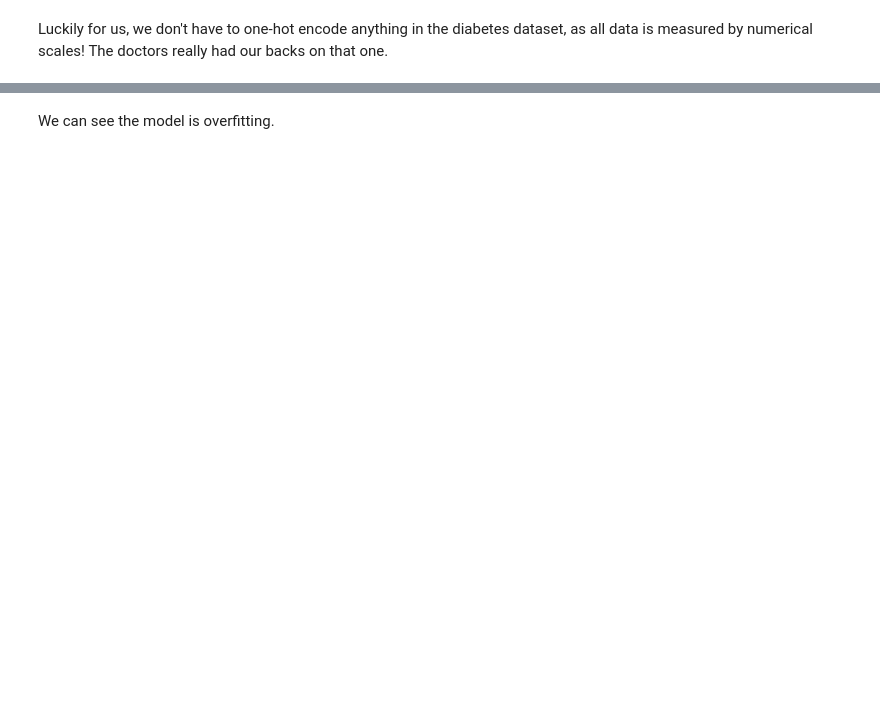
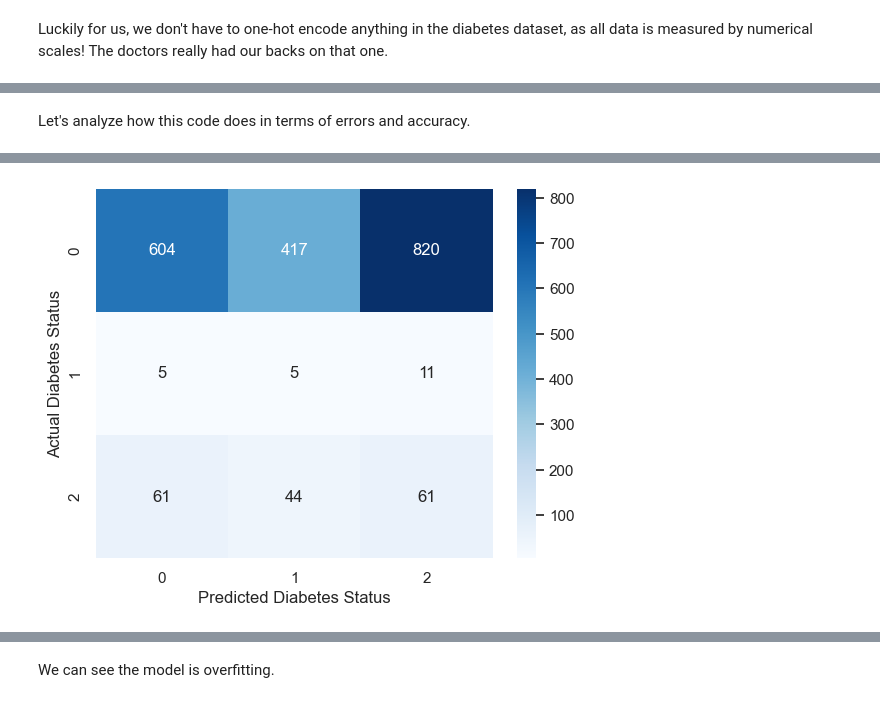
Before and after one commit to faithz314/INDE577, a Jupyter notebook: 577repo/Supervised Learning/4_Neural Networks/Diabetes.ipynb, the cells around one changed output, grey strips where cells are left out. Drawn from its saved outputs; the diff is of its cells as text; code cells hidden in the pictures; blank space fills up the shorter version.

```diff
--- a/577repo/Supervised Learning/4_Neural Networks/Diabetes.ipynb
+++ b/577repo/Supervised Learning/4_Neural Networks/Diabetes.ipynb
@@ -78,0 +99,16 @@ model.evaluate(X_test, y_test, verbose= 2)
+# %% [markdown]
+Let's analyze how this code does in terms of errors and accuracy.
+# %%
+#Creating a confusion matrix
+y_pred_prob= model.predict(X_test)
+ypred = np.argmax(y_pred_prob, axis=1)
+cm = confusion_matrix(y_test, ypred, labels=[0, 1, 2])
+
+sns.heatmap(cm, annot=True, cmap='Blues', fmt='g')
+
+plt.xlabel('Predicted Diabetes Status')
+plt.ylabel('Actual Diabetes Status')
+
+# Show the plot
+plt.show()
+# %% [output]
@@ -78,0 +116 @@ model.evaluate(X_test, y_test, verbose= 2)
+[figure, added]
```
Also changed, not shown: parts of 12 cells of this notebook, 5 other files.
